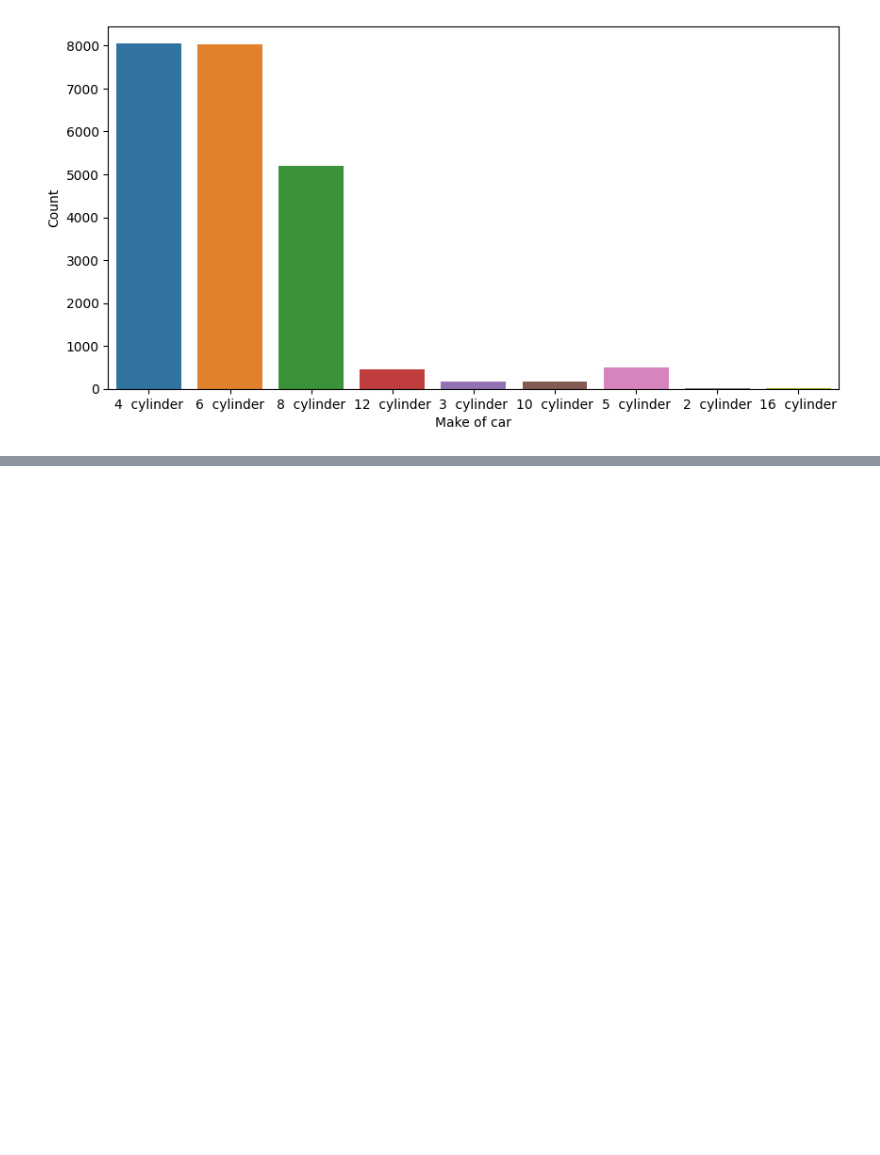
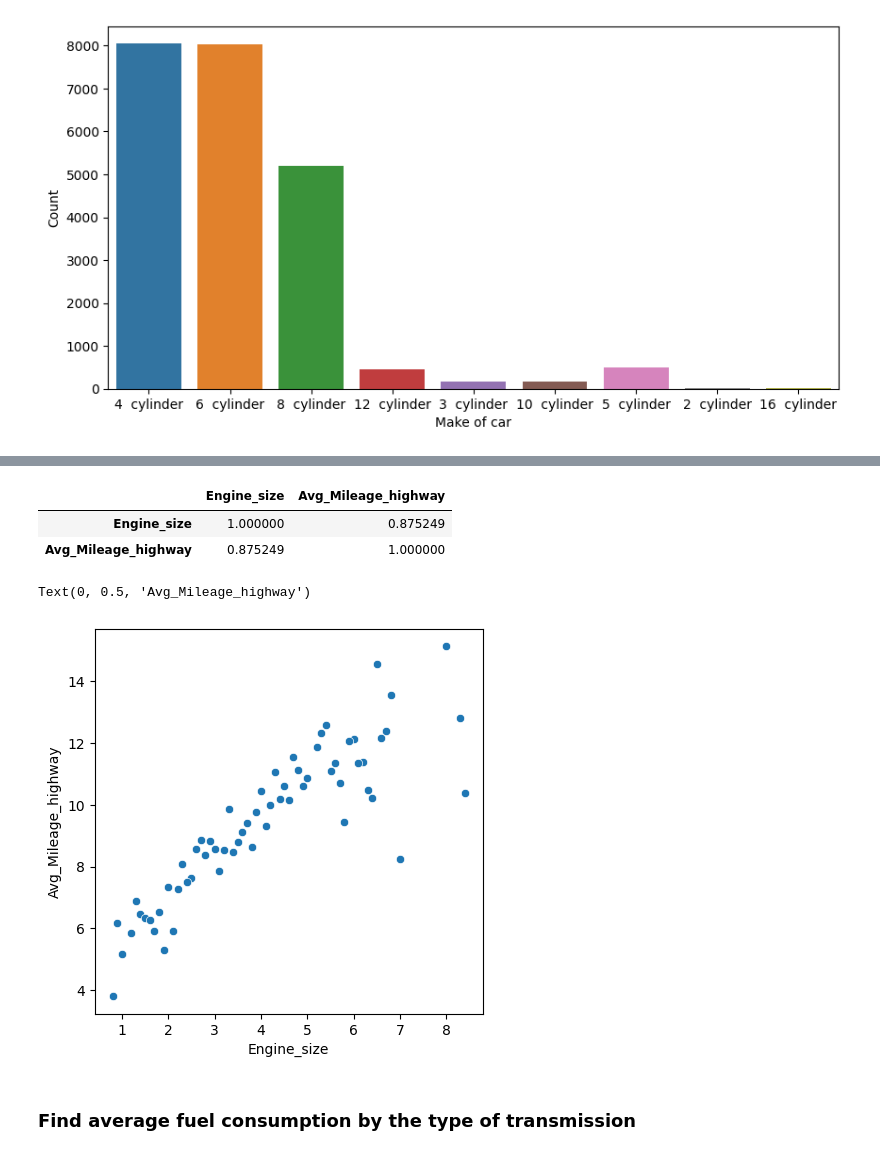
Before and after one commit to pup98/Data-Storytelling-SQL-, a Jupyter notebook: sql_analysis.ipynb, the cells around one changed output, grey strips where cells are left out. Cells and saved outputs as stored; diff of their text form; code cells hidden in the pictures; blank space fills up the shorter version.

```diff
--- a/sql_analysis.ipynb
+++ b/sql_analysis.ipynb
@@ -246,0 +316,9 @@ Text(0, 0.5, 'Count')
+# %%
+unique_mileage = %sql select Engine_size, avg(mileage_highway) as Avg_Mileage_highway \
+                    from consumption \
+                    group by Engine_size \
+                    order by Avg_Mileage_highway desc ;
+
+
+df = unique_mileage.DataFrame()
+df
@@ -246,0 +341,16 @@ Text(0, 0.5, 'Count')
+# %%
+df.corr() # both engine_size and mileage are corelated which is evident from plot
+# %% [output]
+|  | Engine_size | Avg_Mileage_highway |
+| Engine_size | 1.000000 | 0.875249 |
+| Avg_Mileage_highway | 0.875249 | 1.000000 |
+# %%
+plt.figure(figsize=(5,5))
+plot = sns.scatterplot(x=df['Engine_size'],y=df['Avg_Mileage_highway'], data=df)
+plot.set_xlabel("Engine_size")
+plot.set_ylabel("Avg_Mileage_highway")
+# %% [output]
+Text(0, 0.5, 'Avg_Mileage_highway')
+[figure, added]
+# %% [markdown]
+### Find average fuel consumption by the type of transmission
```
Also changed, not shown: parts of 28 cells of this notebook.
